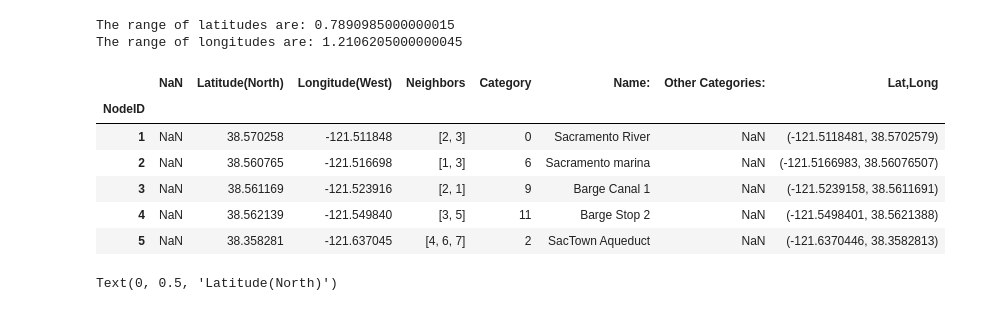
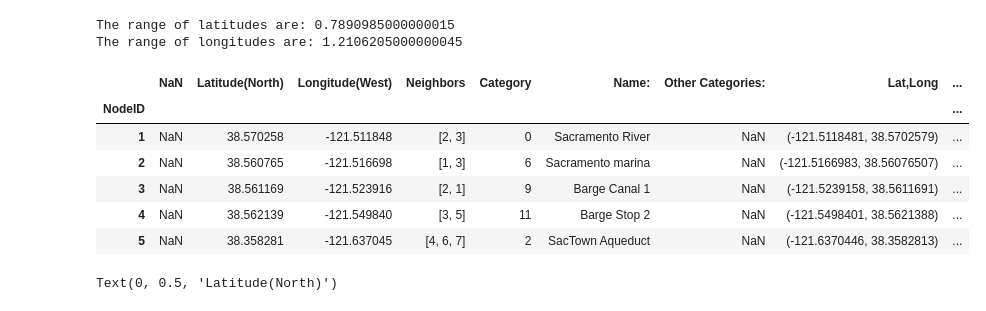
Before and after one commit to tcmarino8/This-Class-a-Treat, a Jupyter notebook: ASSIGNMENT_4.ipynb, the cells around one changed output. Drawn from its saved outputs; the diff is of its cells as text; code cells hidden in the pictures.

```diff
--- a/ASSIGNMENT_4.ipynb
+++ b/ASSIGNMENT_4.ipynb
@@ -24,20 +26,24 @@ print('The range of longitudes are:', max(River_df['Longitude(West)']) - min(Riv
 The range of latitudes are: 0.7890985000000015
 The range of longitudes are: 1.2106205000000045
 # %%
+### This will ensure that neighbors of nodes are arrays of (Numbers or Strings) as opposed to a string that looks like array
 Neighbors_column = []
+Neighbors_count_column = []
 for i in range(0, 102):
     node_nbors = [int(num) for num in re.findall(r'\b\d+\b', str(River_df['Neighbors'][i]))]
+    node_nbors_count = len(node_nbors)
     Neighbors_column.append(node_nbors)
+    Neighbors_count_column.append(node_nbors_count)
 River_df['Neighbors'] = Neighbors_column
 River_df.head(5)
 # %% [output]
-|  | NaN | Latitude(North) | Longitude(West) | Neighbors | Category | Name: | Other Categories: | Lat,Long |
-| NodeID |  |  |  |  |  |  |  |  |
-| 1 | NaN | 38.570258 | -121.511848 | [2, 3] | 0 | Sacramento River | NaN | (-121.5118481, 38.5702579) |
-| 2 | NaN | 38.560765 | -121.516698 | [1, 3] | 6 | Sacramento marina | NaN | (-121.5166983, 38.56076507) |
-| 3 | NaN | 38.561169 | -121.523916 | [2, 1] | 9 | Barge Canal 1 | NaN | (-121.5239158, 38.5611691) |
-| 4 | NaN | 38.562139 | -121.549840 | [3, 5] | 11 | Barge Stop 2 | NaN | (-121.5498401, 38.5621388) |
-| 5 | NaN | 38.358281 | -121.637045 | [4, 6, 7] | 2 | SacTown Aqueduct | NaN | (-121.6370446, 38.3582813) |
+|  | NaN | Latitude(North) | Longitude(West) | Neighbors | Category | Name: | Other Categories: | Lat,Long | ... |
+| NodeID |  |  |  |  |  |  |  |  | ... |
+| 1 | NaN | 38.570258 | -121.511848 | [2, 3] | 0 | Sacramento River | NaN | (-121.5118481, 38.5702579) | ... |
+| 2 | NaN | 38.560765 | -121.516698 | [1, 3] | 6 | Sacramento marina | NaN | (-121.5166983, 38.56076507) | ... |
+| 3 | NaN | 38.561169 | -121.523916 | [2, 1] | 9 | Barge Canal 1 | NaN | (-121.5239158, 38.5611691) | ... |
+| 4 | NaN | 38.562139 | -121.549840 | [3, 5] | 11 | Barge Stop 2 | NaN | (-121.5498401, 38.5621388) | ... |
+| 5 | NaN | 38.358281 | -121.637045 | [4, 6, 7] | 2 | SacTown Aqueduct | NaN | (-121.6370446, 38.3582813) | ... |
 # %%
 ### I am looking to plot these points on plot hopefully they will be properly scattered
 colors = {'0' : 'red', '1': 'orange', '2': 'yellow', '3':'olive', '4':'brown', '5':'black', '6':'gray', '7':'limegreen', '8':'green', '9': 'purple', '10': 'pink', '11':'cyan', '12':'navy', '13': 'fuchsia', '14': 'mediumvioletred', '15':'darkcyan', '16':'peachpuff', '17': 'indigo'}
```
Also changed, not shown: parts of 20 cells of this notebook.
